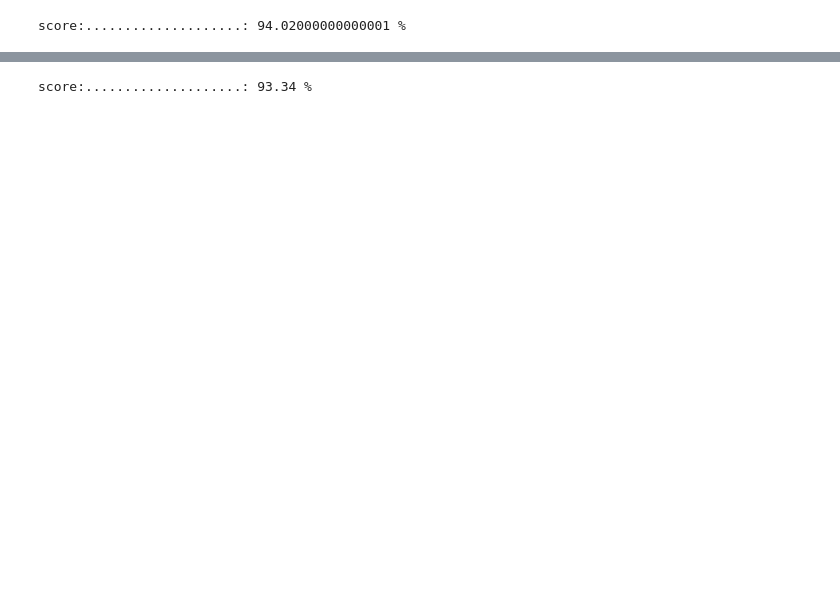
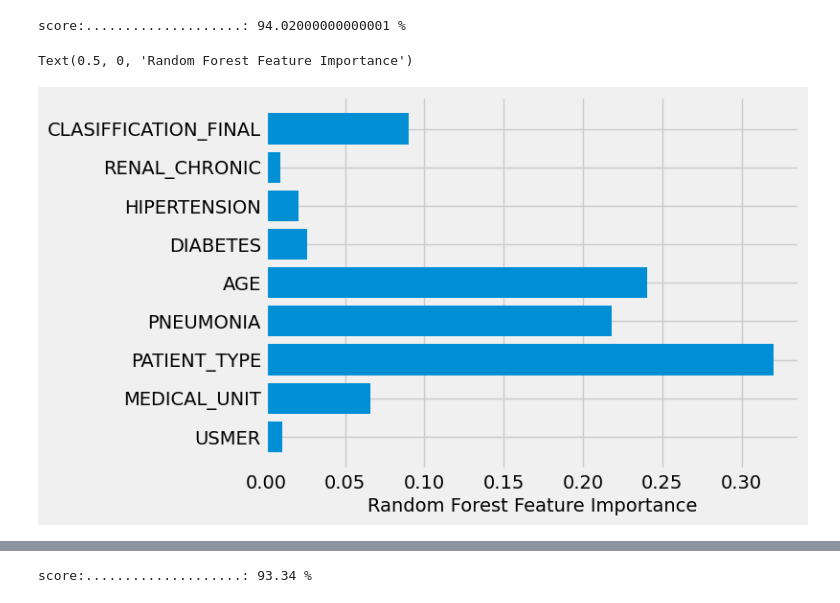
Before and after one commit to andvsilva/sentiment-analysis-deep-learning, a Jupyter notebook: notebooks/clustering.ipynb, the cells around one changed output, grey strips where cells are left out. Cells and saved outputs as stored; diff of their text form; code cells hidden in the pictures; blank space fills up the shorter version.

```diff
--- a/notebooks/clustering.ipynb
+++ b/notebooks/clustering.ipynb
@@ -642,0 +624,4 @@ y = df_covid_scaled['ALIVE_OR_DIED']
+# %%
+column_names = list(df_covid_scaled.columns)
+column_names.remove('ALIVE_OR_DIED')
+column_names
@@ -643,6 +653,6 @@ y = df_covid_scaled['ALIVE_OR_DIED']
 # %%
 # Split-out validation dataset
-X_train, X_validation, Y_train, Y_validation = train_test_split(X, y, test_size=0.23, random_state=1)
+X_train, X_validation, Y_train, Y_validation = train_test_split(X, y, test_size=0.23, random_state=1, shuffle=True)
 # %%
 rfc = RandomForestClassifier(max_depth=15, random_state=0, n_jobs=-1)
 
@@ -654,6 +664,13 @@ predictions = rfc.predict(X_validation)
 print(f'score:....................: {round(accuracy_score(Y_validation, predictions), 4)*100} %')
 # %% [output]
 score:....................: 94.02000000000001 %
+# %%
+rfc.feature_importances_
+plt.barh(column_names, rfc.feature_importances_)
+plt.xlabel("Random Forest Feature Importance")
+# %% [output]
+Text(0.5, 0, 'Random Forest Feature Importance')
+[figure, added]
 # %%
 from sklearn.pipeline import make_pipeline
 from sklearn.preprocessing import StandardScaler
```
Also changed, not shown: parts of 39 cells of this notebook.
